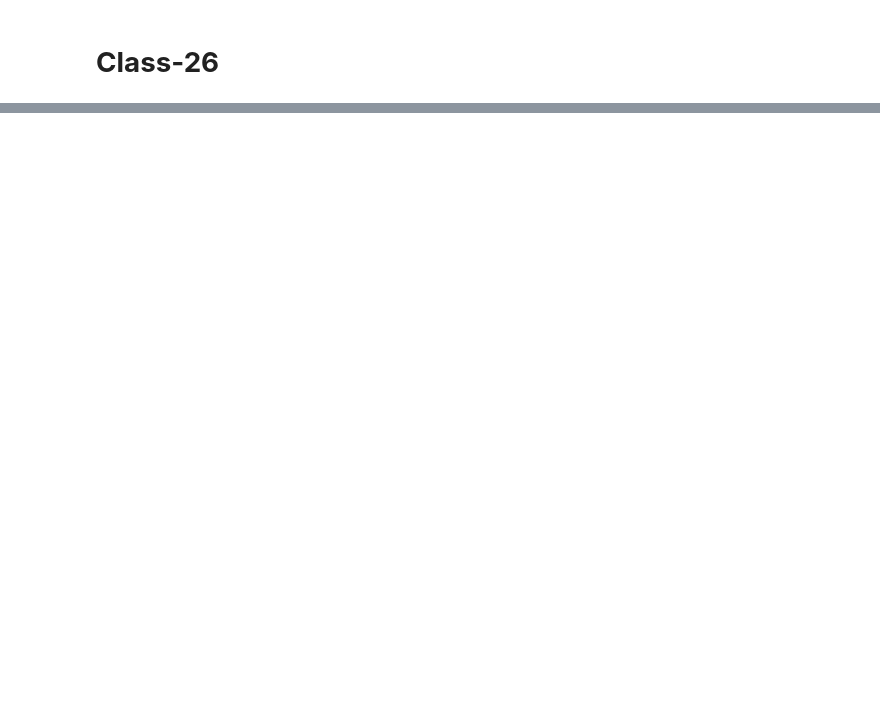
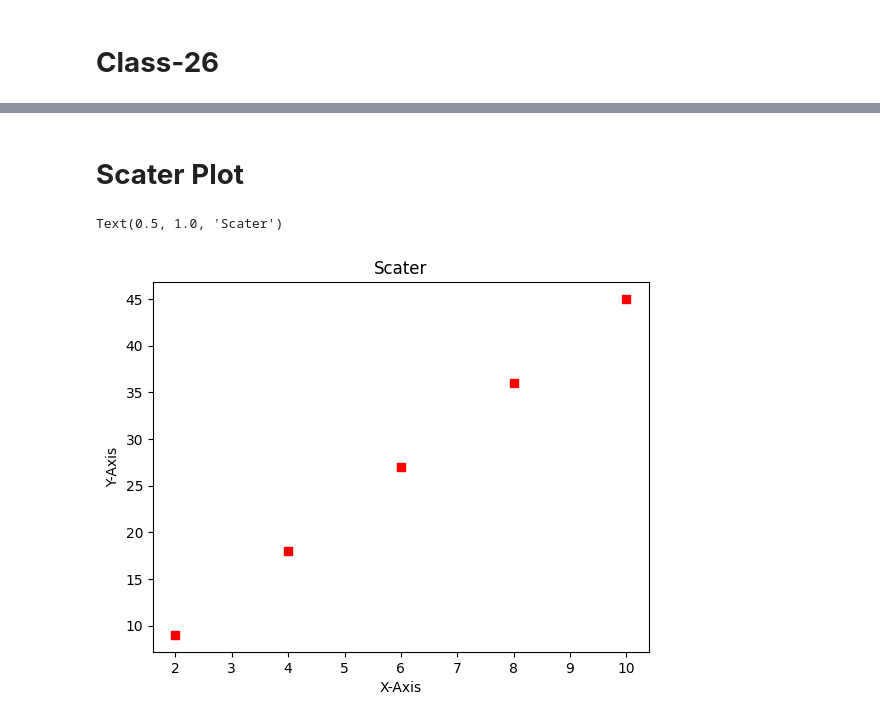
Before and after one commit to AbirHasanRawvy/Data-Analyst-BasicToAdvance, a Jupyter notebook: Paython/Class_26_Visualization.ipynb, the cells around one changed output, grey strips where cells are left out. Drawn from its saved outputs; the diff is of its cells as text; code cells hidden in the pictures; blank space fills up the shorter version.

```diff
--- a/Paython/Class_26_Visualization.ipynb
+++ b/Paython/Class_26_Visualization.ipynb
@@ -12,0 +17,12 @@ plt.show()
+# %% [markdown]
+# **Scater Plot**
+# %%
+z=[2, 4, 6, 8, 10]
+u=[9, 18, 27, 36, 45]
+plt.scatter(z,u, color='red', marker = 's')
+plt.xlabel("X-Axis")
+plt.ylabel("Y-Axis")
+plt.title("Scater")
+# %% [output]
+Text(0.5, 1.0, 'Scater')
+[figure, added]
```
Also changed, not shown: parts of 3 cells of this notebook.
